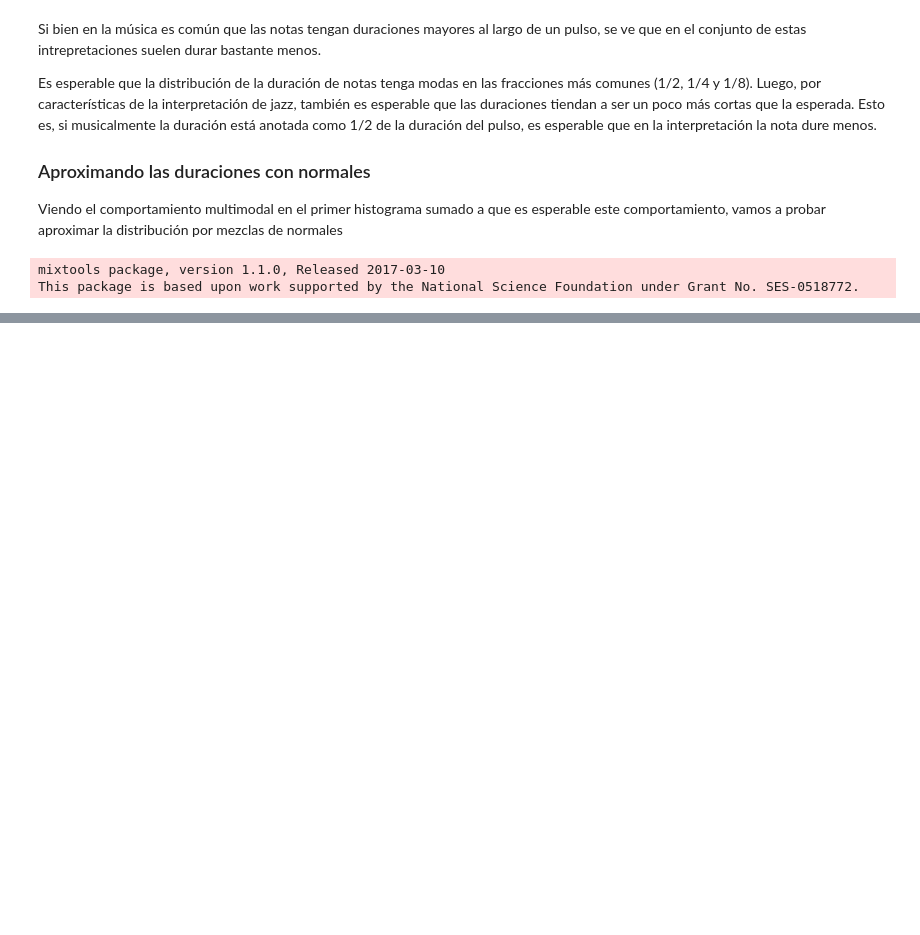
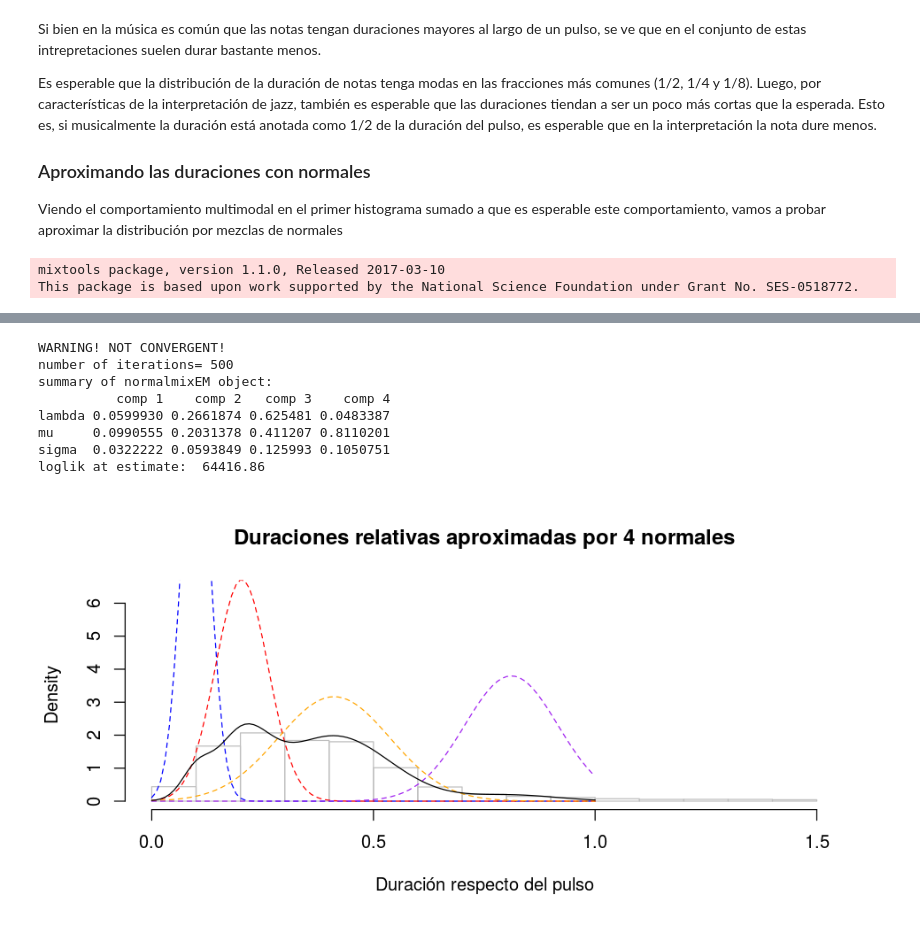
Before and after one commit to m2march/tp_final_r, a Jupyter notebook: tp_final/TP Final.ipynb, the cells around one changed output, grey strips where cells are left out. Saved outputs shown, nothing was run; the diff lists cells and outputs as text; code cells hidden in the pictures; blank space fills up the shorter version.

```diff
--- a/tp_final/TP Final.ipynb
+++ b/tp_final/TP Final.ipynb
@@ -470,2 +480,12 @@ loglik at estimate:  63717.51
 # %%
-aprox.by.normals(4)
+aprox.4 <- aprox.by.normals(4)
+# %% [output]
+WARNING! NOT CONVERGENT!
+number of iterations= 500
+summary of normalmixEM object:
+          comp 1    comp 2   comp 3    comp 4
+lambda 0.0599930 0.2661874 0.625481 0.0483387
+mu     0.0990555 0.2031378 0.411207 0.8110201
+sigma  0.0322222 0.0593849 0.125993 0.1050751
+loglik at estimate:  64416.86
+[figure, added]
```
Also changed, not shown: parts of 9 cells of this notebook.
